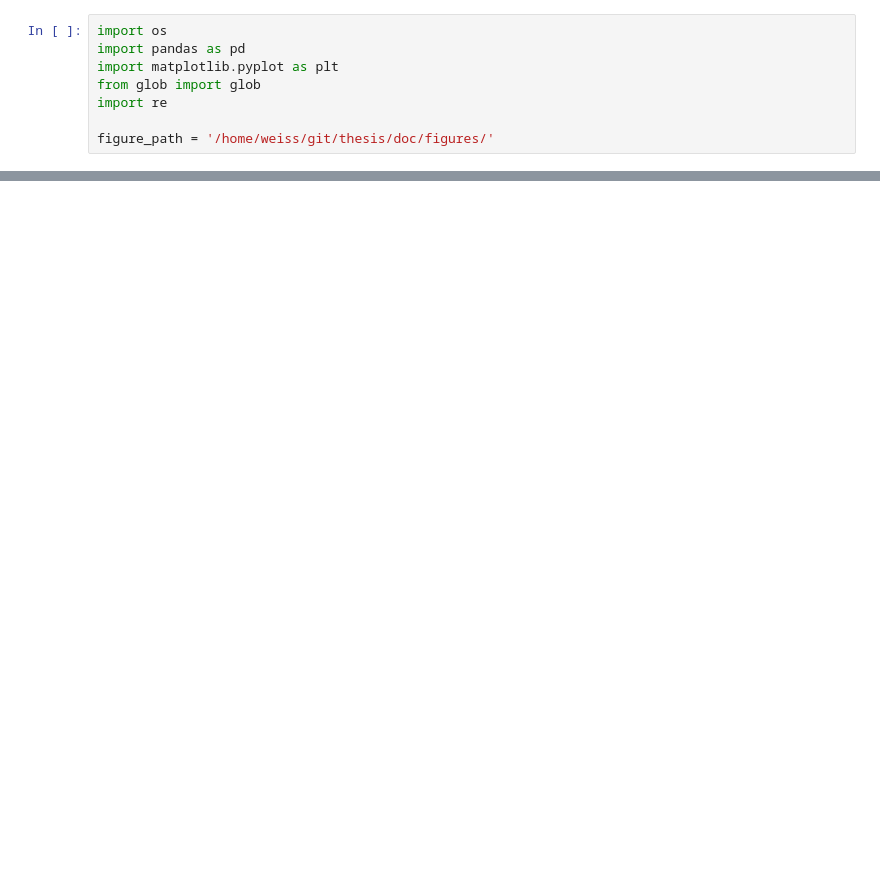
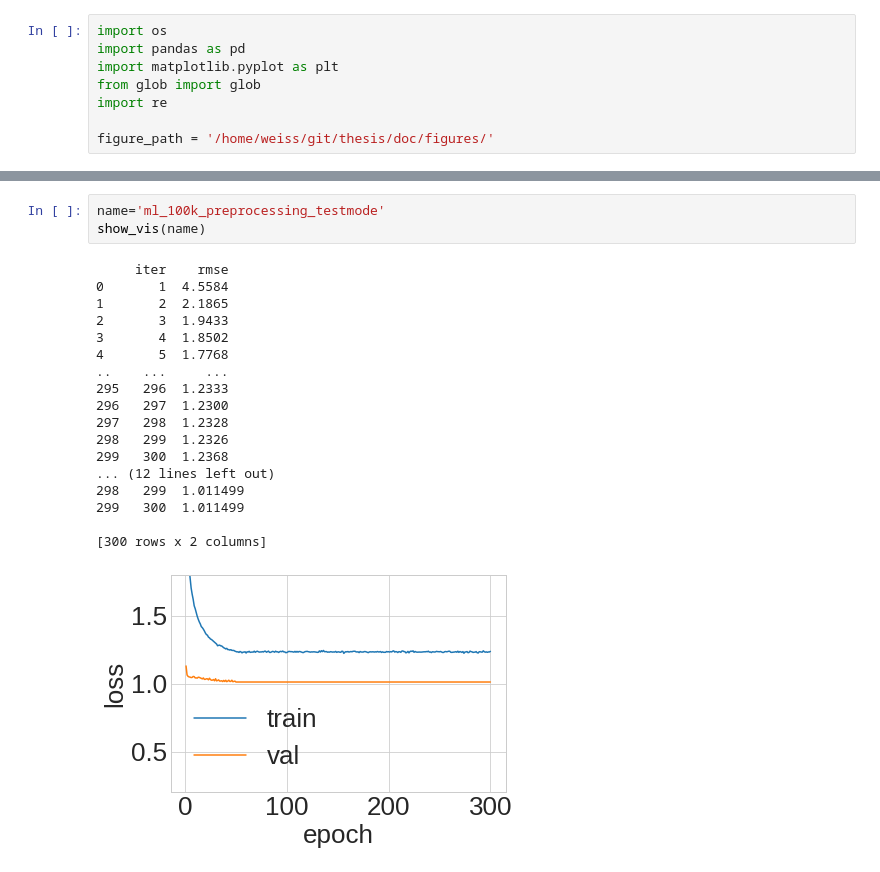
Before and after one commit to tobiasweede/rs-via-gnn, a Jupyter notebook: 03_igmc/igmc_training_visualization.ipynb, the cells around one changed output, grey strips where cells are left out. Saved outputs shown, nothing was run; the diff lists cells and outputs as text; blank space fills up the shorter version.

```diff
--- a/03_igmc/igmc_training_visualization.ipynb
+++ b/03_igmc/igmc_training_visualization.ipynb
@@ -79,0 +63,22 @@ show_vis(name)
+# %%
+name='ml_100k_preprocessing_testmode'
+show_vis(name)
+# %% [output]
+     iter    rmse
+0       1  4.5584
+1       2  2.1865
+2       3  1.9433
+3       4  1.8502
+4       5  1.7768
+..    ...     ...
+295   296  1.2333
+296   297  1.2300
+297   298  1.2328
+298   299  1.2326
+299   300  1.2368
+... (12 lines left out)
+298   299  1.011499
+299   300  1.011499
+
+[300 rows x 2 columns]
+[figure, added]
```
Also changed, not shown: parts of 3 cells of this notebook, 9 other files.
